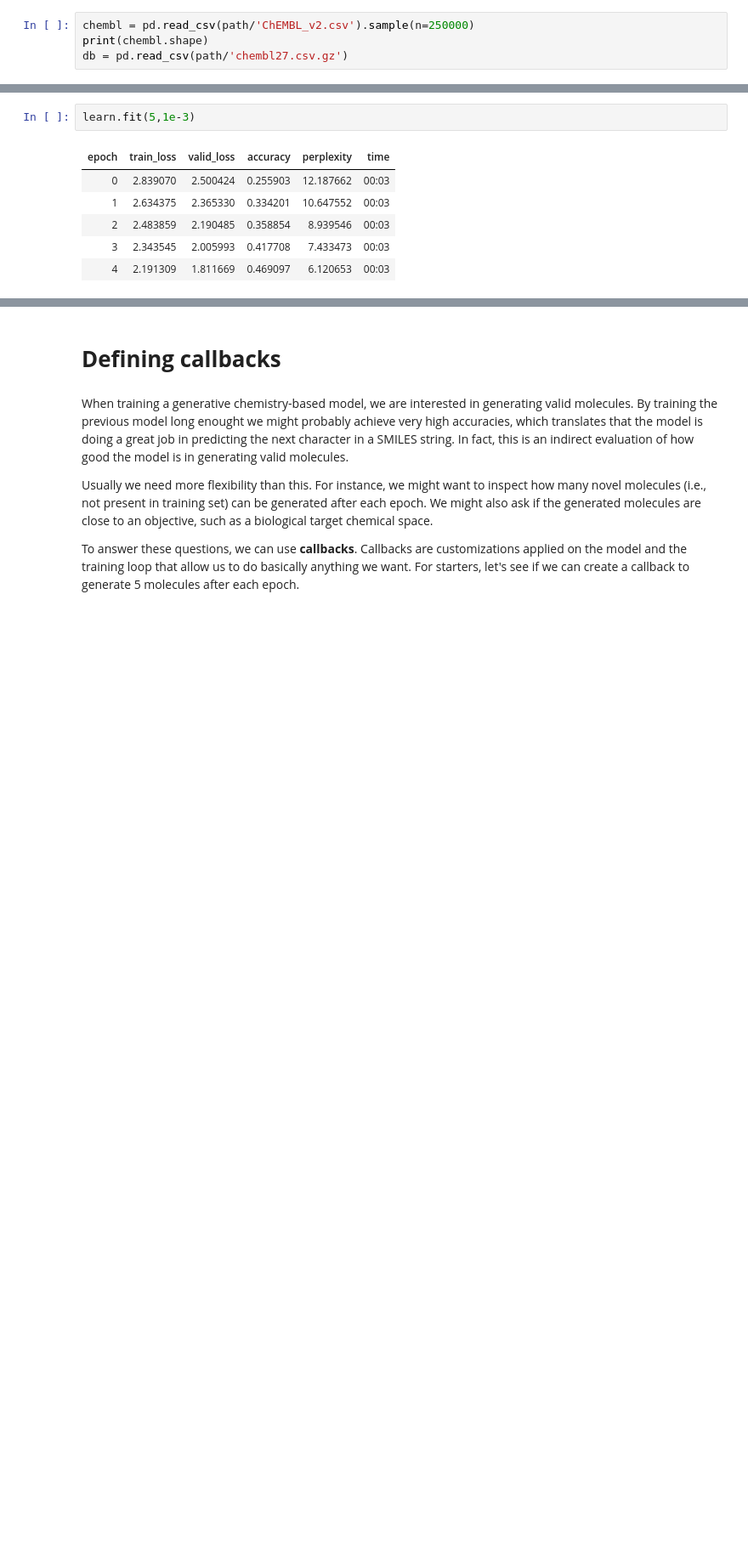
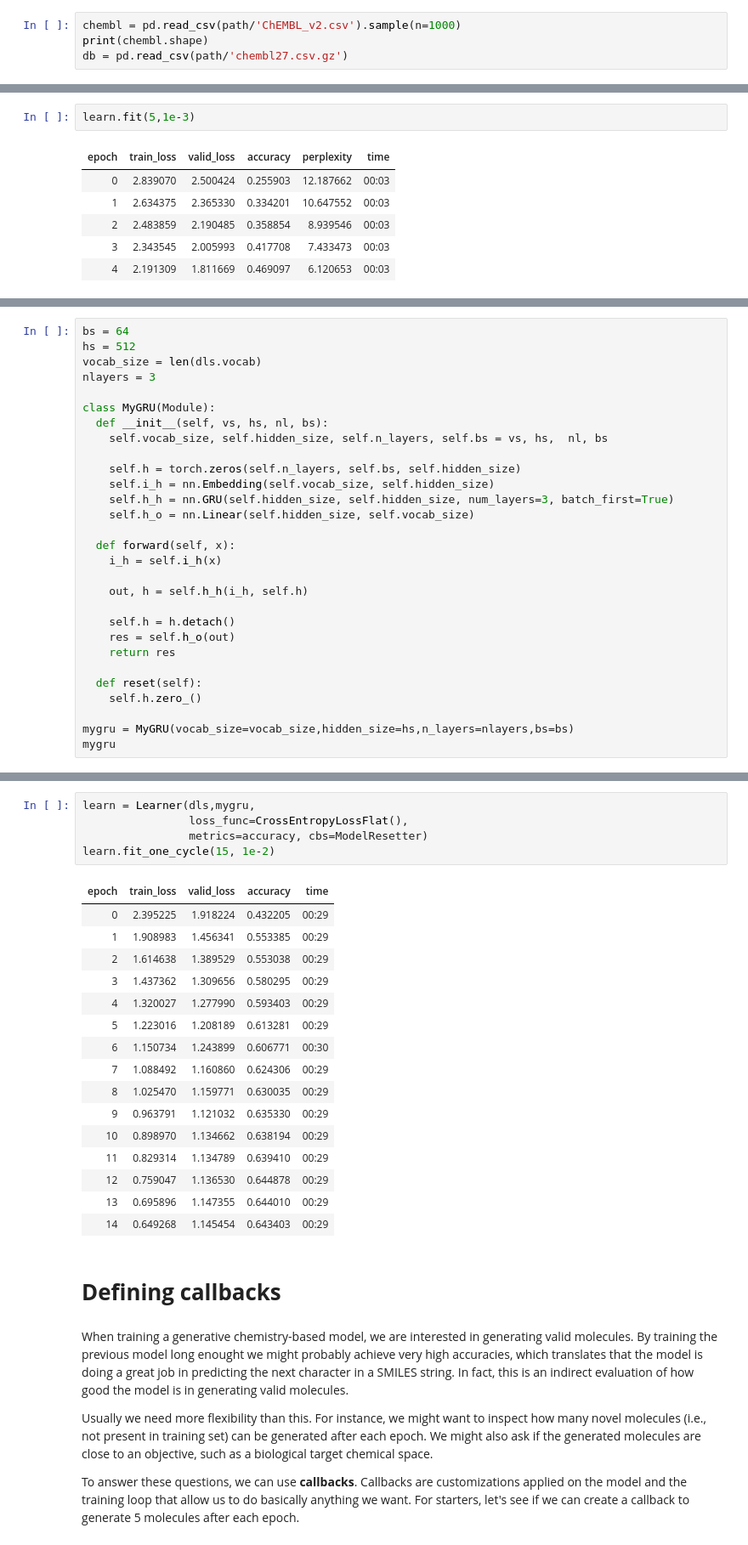
Before and after one commit to Marcosuff/Marcosuff.github.io, a Jupyter notebook: fastaiv2_works/SMILES_LSTM_fastaiv2.ipynb, the cells around one changed output, grey strips where cells are left out. Shown at 85% size. Cells and saved outputs as stored; diff of their text form; blank space fills up the shorter version.

```diff
--- a/fastaiv2_works/SMILES_LSTM_fastaiv2.ipynb
+++ b/fastaiv2_works/SMILES_LSTM_fastaiv2.ipynb
@@ -42,7 +48,7 @@ path = Path('/content/mydrive/My Drive/Generative/data')
 LM = Path('/content/LM')
 LM.mkdir()
 # %%
-chembl = pd.read_csv(path/'ChEMBL_v2.csv').sample(n=250000)
+chembl = pd.read_csv(path/'ChEMBL_v2.csv').sample(n=1000)
 print(chembl.shape)
 db = pd.read_csv(path/'chembl27.csv.gz')
 # %% [output]
@@ -391,0 +400,29 @@ learn.fit(5,1e-3)
+# %%
+bs = 64
+hs = 512
+vocab_size = len(dls.vocab)
+nlayers = 3
+
+class MyGRU(Module):
+  def __init__(self, vs, hs, nl, bs):
+    self.vocab_size, self.hidden_size, self.n_layers, self.bs = vs, hs,  nl, bs
+
+    self.h = torch.zeros(self.n_layers, self.bs, self.hidden_size)
+    self.i_h = nn.Embedding(self.vocab_size, self.hidden_size)
+    self.h_h = nn.GRU(self.hidden_size, self.hidden_size, num_layers=3, batch_first=True)
+    self.h_o = nn.Linear(self.hidden_size, self.vocab_size)
+
+  def forward(self, x):
+    i_h = self.i_h(x)
+
+    out, h = self.h_h(i_h, self.h)
+
+    self.h = h.detach()
+    res = self.h_o(out)
+    return res
+
+  def reset(self):
+    self.h.zero_()
+
+mygru = MyGRU(vocab_size=vocab_size,hidden_size=hs,n_layers=nlayers,bs=bs)
+mygru
@@ -392,3 +435,25 @@ learn.fit(5,1e-3)
+# %%
+learn = Learner(dls,mygru,
+                loss_func=CrossEntropyLossFlat(),
+                metrics=accuracy, cbs=ModelResetter)
+learn.fit_one_cycle(15, 1e-2)
+# %% [output]
+| epoch | train_loss | valid_loss | accuracy | time |
+| 0 | 2.395225 | 1.918224 | 0.432205 | 00:29 |
+| 1 | 1.908983 | 1.456341 | 0.553385 | 00:29 |
+| 2 | 1.614638 | 1.389529 | 0.553038 | 00:29 |
+| 3 | 1.437362 | 1.309656 | 0.580295 | 00:29 |
+| 4 | 1.320027 | 1.277990 | 0.593403 | 00:29 |
+| 5 | 1.223016 | 1.208189 | 0.613281 | 00:29 |
+| 6 | 1.150734 | 1.243899 | 0.606771 | 00:30 |
+| 7 | 1.088492 | 1.160860 | 0.624306 | 00:29 |
+| 8 | 1.025470 | 1.159771 | 0.630035 | 00:29 |
+| 9 | 0.963791 | 1.121032 | 0.635330 | 00:29 |
+| 10 | 0.898970 | 1.134662 | 0.638194 | 00:29 |
+| 11 | 0.829314 | 1.134789 | 0.639410 | 00:29 |
+| 12 | 0.759047 | 1.136530 | 0.644878 | 00:29 |
+| 13 | 0.695896 | 1.147355 | 0.644010 | 00:29 |
+| 14 | 0.649268 | 1.145454 | 0.643403 | 00:29 |
 # %% [markdown]
 
 # **Defining callbacks**
```
Also changed, not shown: parts of 10 cells of this notebook.
